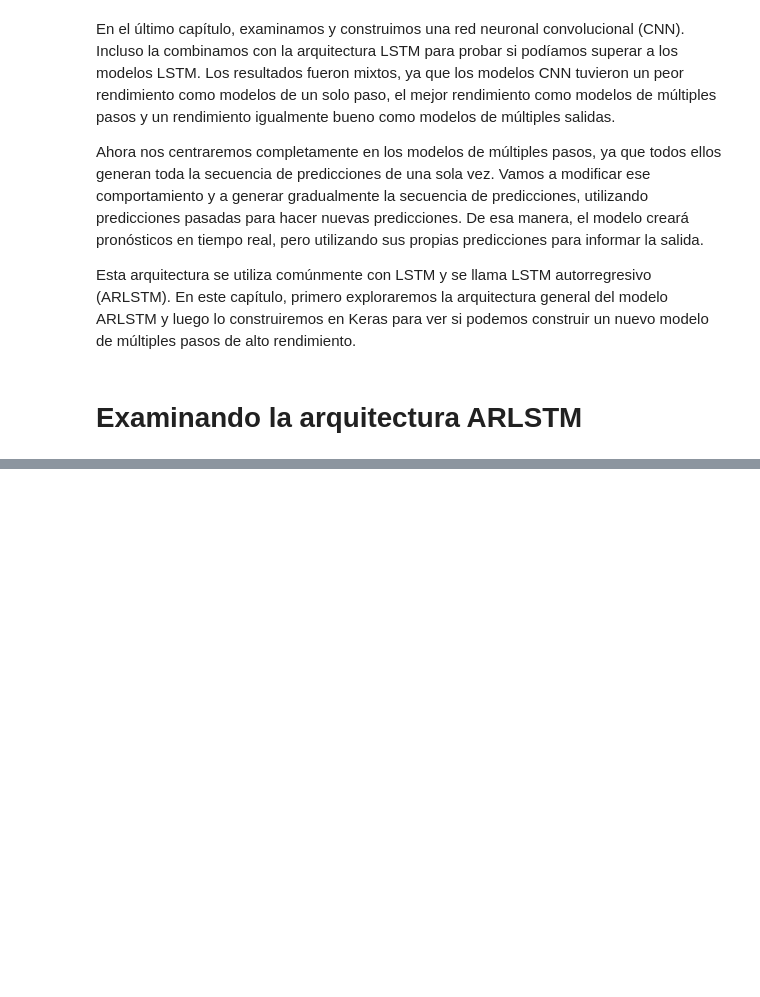
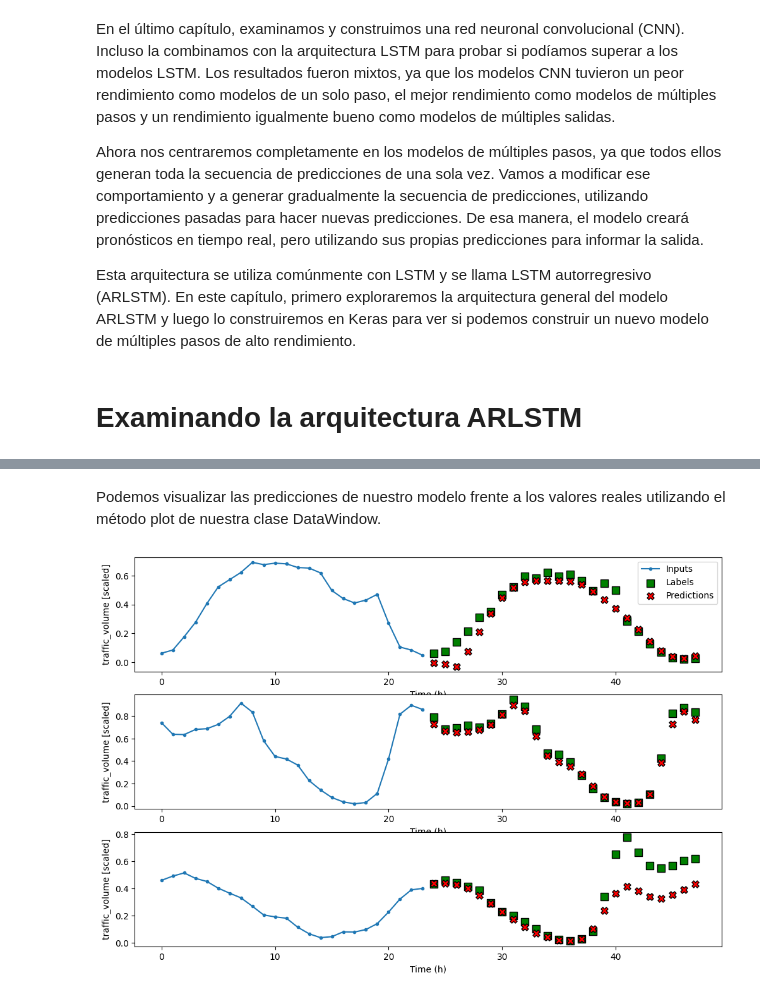
Before and after one commit to luiscxz/Series-Temporales, a Jupyter notebook: Cap17-Usando predicciones para hacer más predicciones.ipynb, the cells around one changed output, grey strips where cells are left out. Drawn from its saved outputs; the diff is of its cells as text; code cells hidden in the pictures; blank space fills up the shorter version.

```diff
--- a/Cap17-Usando predicciones para hacer más predicciones.ipynb
+++ b/Cap17-Usando predicciones para hacer más predicciones.ipynb
@@ -34,0 +41,10 @@ Aún así, es bueno tener este modelo en su caja de herramientas de métodos de
+# %%
+import pandas as pd
+import os
+
+file_path = lambda file: os.path.join(os.getcwd(),'data',file)
+train_df = pd.read_csv(file_path('train.csv'),index_col=0)
+val_df = pd.read_csv(file_path('val.csv'),index_col=0)
+test_df = pd.read_csv(file_path('test.csv'),index_col=0)
+
+train_df.head()
@@ -34,0 +218,2 @@ Aún así, es bueno tener este modelo en su caja de herramientas de métodos de
+# %%
+multi_window = DataWindow(input_width=24, label_width=24, shift=24,label_columns=['traffic_volume'])
@@ -34,0 +310,7 @@ Aún así, es bueno tener este modelo en su caja de herramientas de métodos de
+# %%
+AR_LSTM = AutoRegressive(units=32, out_steps=24)
+history = compile_and_fit(AR_LSTM, multi_window)
+ms_val_performance = {}
+ms_performance = {}
+ms_val_performance['AR - LSTM'] = AR_LSTM.evaluate(multi_window.val)
+ms_performance['AR - LSTM'] = AR_LSTM.evaluate(multi_window.test, verbose=0)
@@ -34,0 +346,6 @@ Aún así, es bueno tener este modelo en su caja de herramientas de métodos de
+# %% [markdown]
+Podemos visualizar las predicciones de nuestro modelo frente a los valores reales utilizando el método plot de nuestra clase DataWindow.
+# %%
+multi_window.plot(AR_LSTM)
+# %% [output]
+[figure, added]
```
Also changed, not shown: parts of 19 cells of this notebook.
